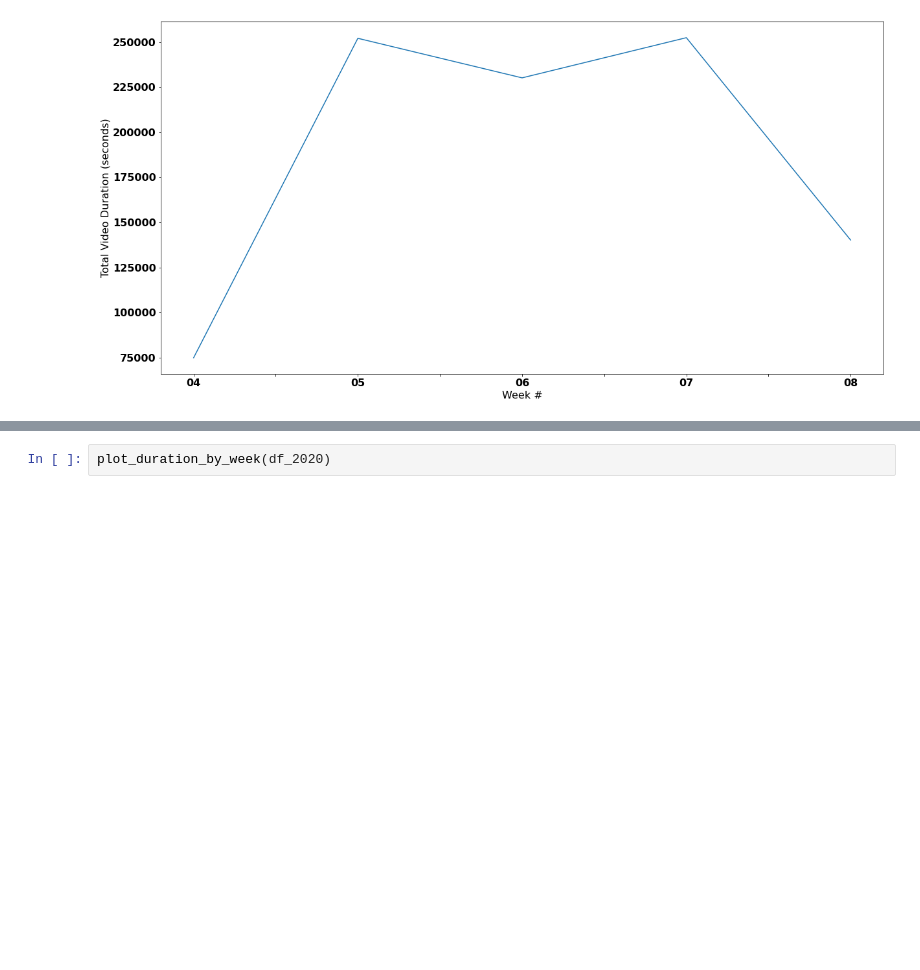
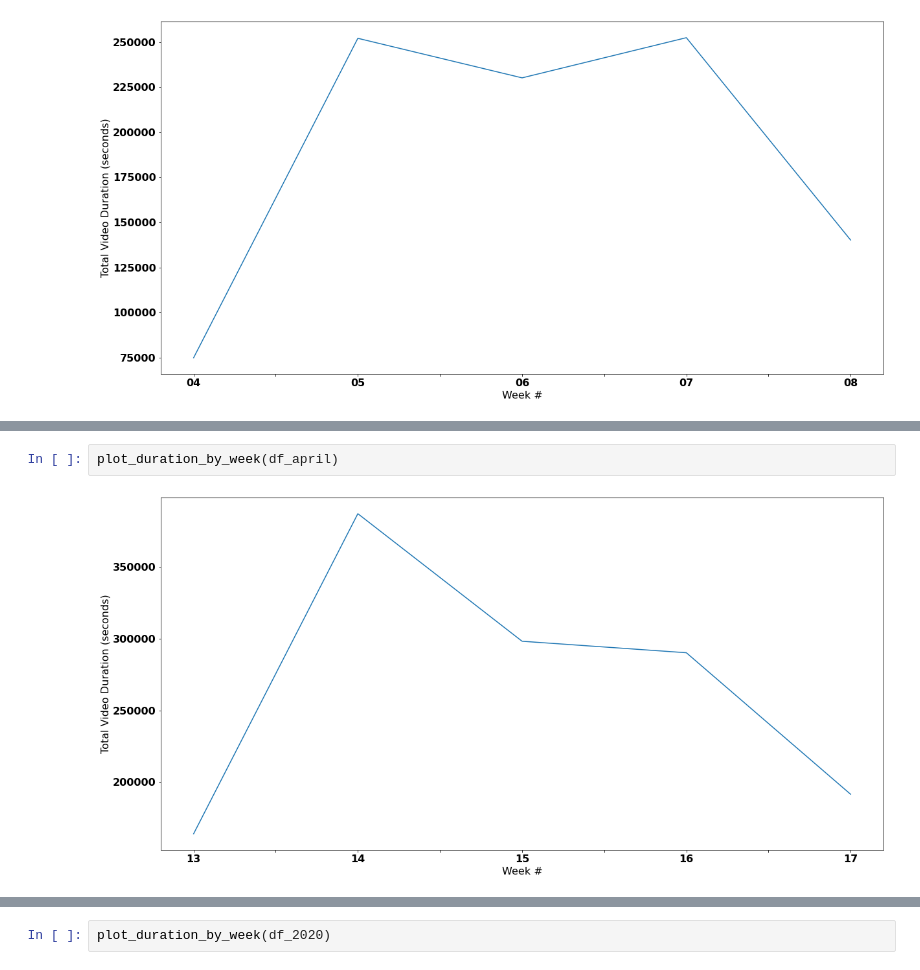
Before and after one commit to azaman13/covid19, a Jupyter notebook: mike-work-space/DurationPerWeek.ipynb, the cells around one changed output, grey strips where cells are left out. Saved outputs shown, nothing was run; the diff lists cells and outputs as text; blank space fills up the shorter version.

```diff
--- a/mike-work-space/DurationPerWeek.ipynb
+++ b/mike-work-space/DurationPerWeek.ipynb
@@ -38,0 +43,4 @@ plot_duration_by_week(df_feb)
+# %%
+plot_duration_by_week(df_april)
+# %% [output]
+[figure, added]
```
Also changed, not shown: parts of 2 cells of this notebook, 2 other files.
